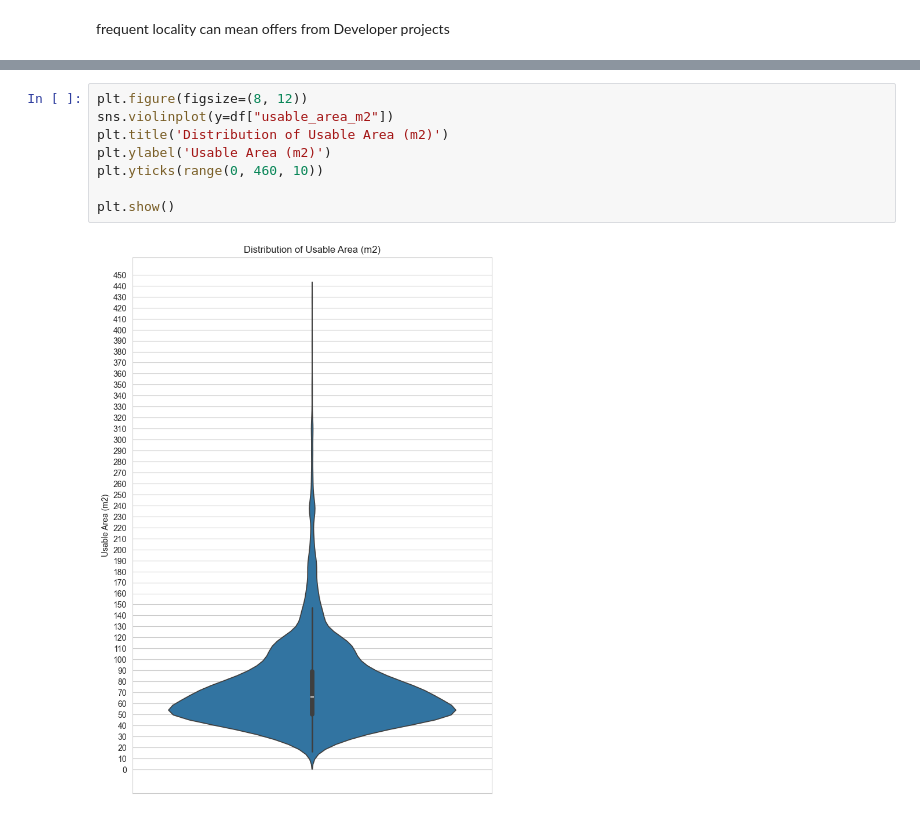
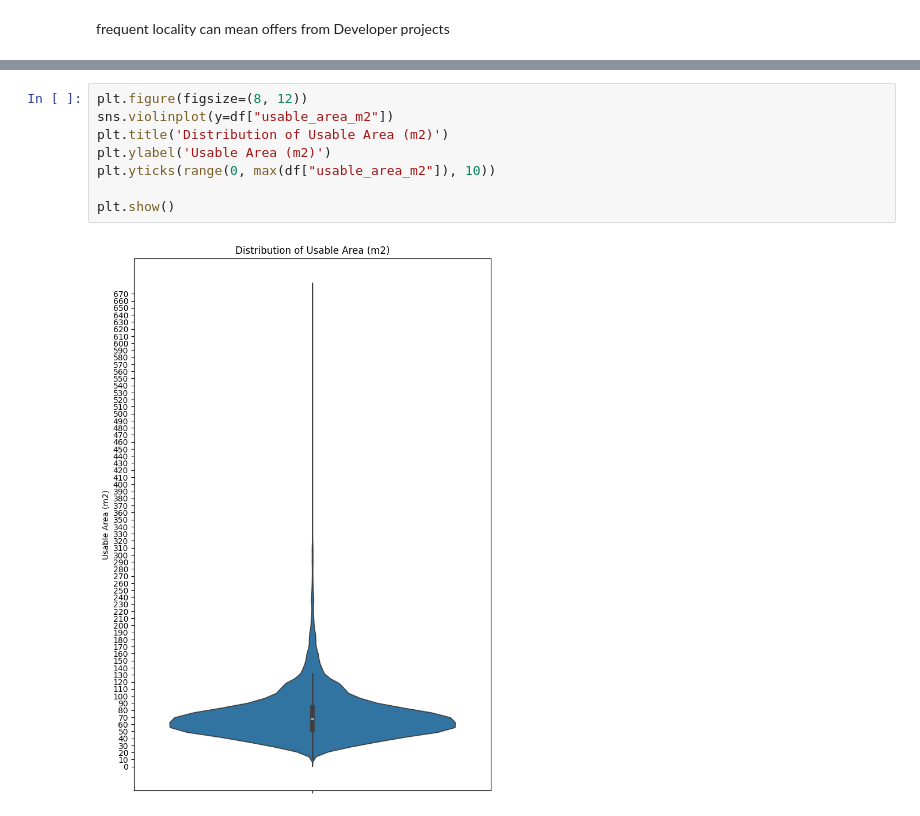
Before and after one commit to opendatalabcz/real-estate-prediction-ml, a Jupyter notebook: eda.ipynb, the cells around one changed output, grey strips where cells are left out. Saved outputs shown, nothing was run; the diff lists cells and outputs as text.

```diff
--- a/eda.ipynb
+++ b/eda.ipynb
@@ -279,13 +298,13 @@ Name: usable_area_m2, dtype: float64
 # %%
 plt.figure(figsize=(8, 12))
 sns.violinplot(y=df["usable_area_m2"])
 plt.title('Distribution of Usable Area (m2)')
 plt.ylabel('Usable Area (m2)')
-plt.yticks(range(0, 460, 10))
+plt.yticks(range(0, max(df["usable_area_m2"]), 10))
 
 plt.show()
 # %% [output]
-[figure, old version]
+[figure, new version]
 # %%
 df['price_millions'] = df['price_total'] / 1_000_000
 
```
Also changed, not shown: parts of 39 cells of this notebook.
